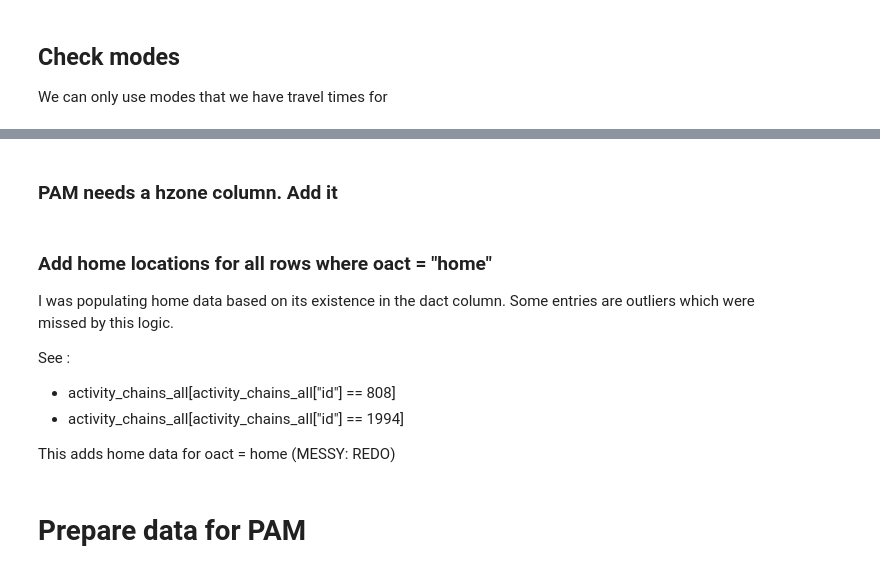
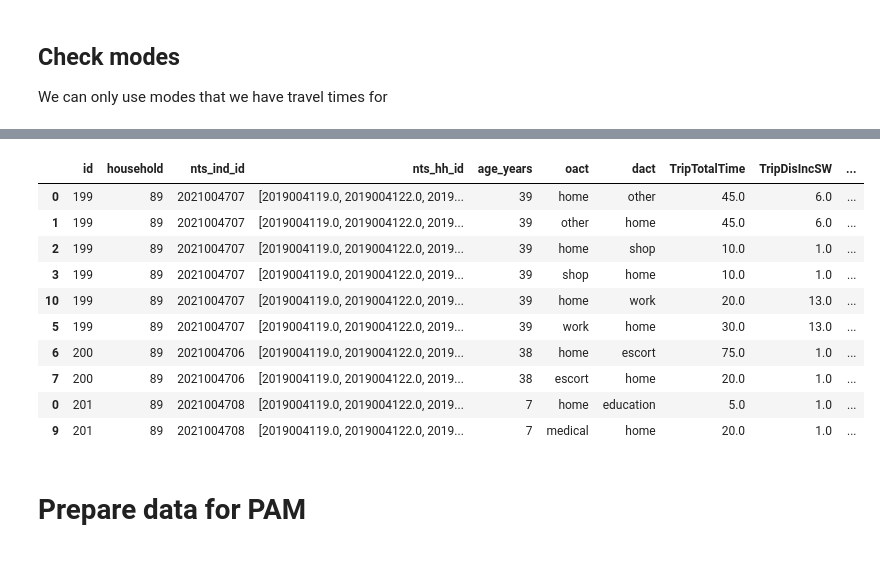
Before and after one commit to Urban-Analytics-Technology-Platform/acbm, a Jupyter notebook: notebooks/sandbox_exploring_pam.ipynb, the cells around one changed output, grey strips where cells are left out. Saved outputs shown, nothing was run; the diff lists cells and outputs as text; code cells hidden in the pictures.

Commit message:
removing point locations

```diff
--- a/notebooks/sandbox_exploring_pam.ipynb
+++ b/notebooks/sandbox_exploring_pam.ipynb
@@ -261,0 +414,12 @@ activity_chains_all["ozone"] = activity_chains_all.apply(get_ozone, axis=1)
+# %%
+# Apply the function
+activity_chains_all = shift_and_fill_column(
+    data = activity_chains_all,
+    group_col = 'id',
+    source_col ='dzone',
+    target_col = 'ozone',
+    initial_value_col='hzone',
+    oact_col='oact',
+    hzone_col='hzone')
+
+activity_chains_all.head(5)
@@ -261,0 +435,9 @@ activity_chains_all["ozone"] = activity_chains_all.apply(get_ozone, axis=1)
+# %%
+# Create a boolean mask for groups where there is at least one row with hzone = NA
+mask = activity_chains_all.groupby('id')['hzone'].transform(lambda x: x.isna().any())
+
+print(f'Number of individuals to be removed: {activity_chains_all[mask]["id"].nunique()}')
+print(f'Number of activities to be removed: {mask.sum()}')
+
+# Use the mask to filter out the rows from the original DataFrame
+activity_chains_all = activity_chains_all[~mask]
@@ -262,8 +453,18 @@ activity_chains_all["ozone"] = activity_chains_all.apply(get_ozone, axis=1)
 # %%
 activity_chains_all = activity_chains_all[["id", "household", "nts_ind_id", "nts_hh_id", "age_years",
                                            "oact", "dact", "TripTotalTime", "TripDisIncSW", "seq", "mode", "tst", "tet",
-                                           "ozone", "dzone", "origin_id", "origin_geom", "activity_id", "activity_geom"]]
+                                           "ozone", "dzone", "hzone"]]
 
 activity_chains_all.head(10)
+# %% [output]
+|  | id | household | nts_ind_id | nts_hh_id | age_years | oact | dact | TripTotalTime | TripDisIncSW | ... |
+| 0 | 199 | 89 | 2021004707 | [2019004119.0, 2019004122.0, 2019... | 39 | home | other | 45.0 | 6.0 | ... |
+| 1 | 199 | 89 | 2021004707 | [2019004119.0, 2019004122.0, 2019... | 39 | other | home | 45.0 | 6.0 | ... |
+| 2 | 199 | 89 | 2021004707 | [2019004119.0, 2019004122.0, 2019... | 39 | home | shop | 10.0 | 1.0 | ... |
+| 3 | 199 | 89 | 2021004707 | [2019004119.0, 2019004122.0, 2019... | 39 | shop | home | 10.0 | 1.0 | ... |
+| 10 | 199 | 89 | 2021004707 | [2019004119.0, 2019004122.0, 2019... | 39 | home | work | 20.0 | 13.0 | ... |
+| 5 | 199 | 89 | 2021004707 | [2019004119.0, 2019004122.0, 2019... | 39 | work | home | 30.0 | 13.0 | ... |
+| 6 | 200 | 89 | 2021004706 | [2019004119.0, 2019004122.0, 2019... | 38 | home | escort | 75.0 | 1.0 | ... |
+| 7 | 200 | 89 | 2021004706 | [2019004119.0, 2019004122.0, 2019... | 38 | escort | home | 20.0 | 1.0 | ... |
+| 0 | 201 | 89 | 2021004708 | [2019004119.0, 2019004122.0, 2019... | 7 | home | education | 5.0 | 1.0 | ... |
+| 9 | 201 | 89 | 2021004708 | [2019004119.0, 2019004122.0, 2019... | 7 | medical | home | 20.0 | 1.0 | ... |
-# %% [markdown]
-### PAM needs a hzone column. Add it
@@ -279,11 +470,0 @@ activity_chains_all.head(5)
-# %% [markdown]
-### Add home locations for all rows where oact = "home"
-
-I was populating home data based on its existence in the dact column. Some entries are outliers which were missed by this logic.
-
-See :
-
-- activity_chains_all[activity_chains_all["id"] == 808]
-- activity_chains_all[activity_chains_all["id"] == 1994]
-
-This adds home data for oact = home (MESSY: REDO)
```
Also changed, not shown: parts of 44 cells of this notebook.
